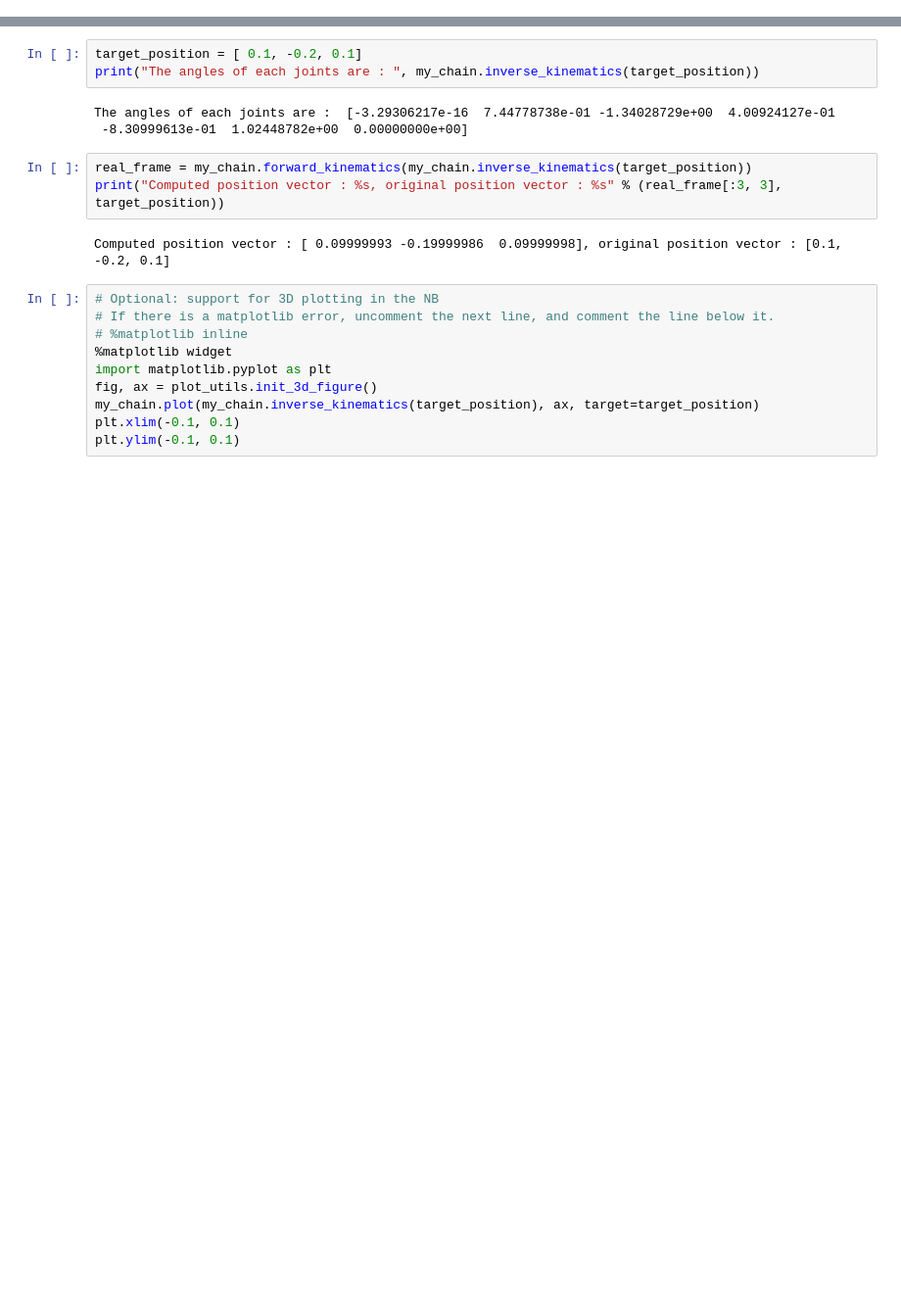
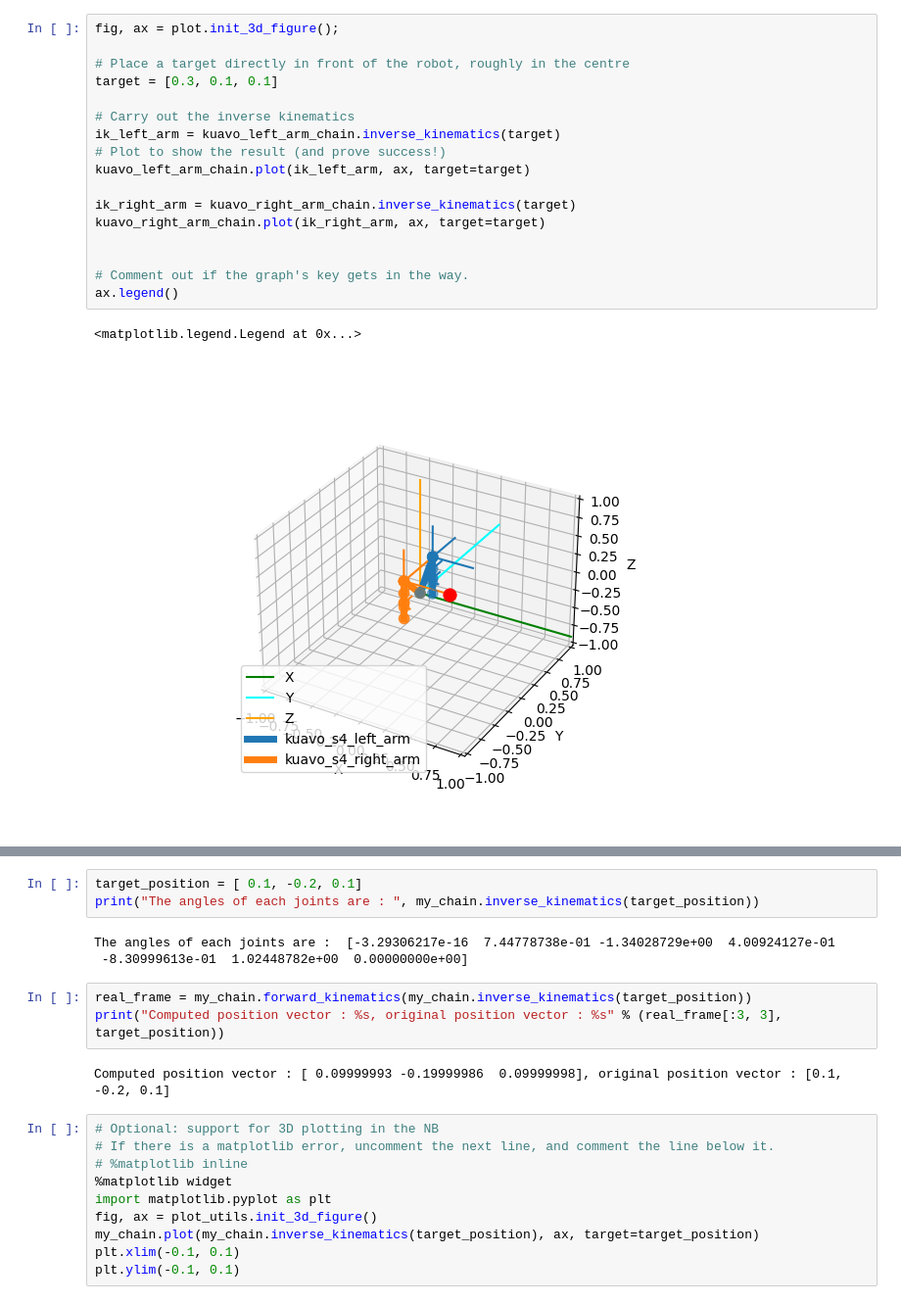
Before and after one commit to wangshub/TeleVision, a Jupyter notebook: scripts/kuavo_ik.ipynb, the cells around one changed output, grey strips where cells are left out. Shown at 98% size. Cells and saved outputs as stored; diff of their text form; blank space fills up the shorter version.

Commit message:
feat:show some metrics

```diff
--- a/scripts/kuavo_ik.ipynb
+++ b/scripts/kuavo_ik.ipynb
@@ -4,0 +31,20 @@ import ikpy.utils.plot as plot_utils
+# %%
+fig, ax = plot.init_3d_figure();
+
+# Place a target directly in front of the robot, roughly in the centre
+target = [0.3, 0.1, 0.1]
+
+# Carry out the inverse kinematics
+ik_left_arm = kuavo_left_arm_chain.inverse_kinematics(target)
+# Plot to show the result (and prove success!)
+kuavo_left_arm_chain.plot(ik_left_arm, ax, target=target)
+
+ik_right_arm = kuavo_right_arm_chain.inverse_kinematics(target)
+kuavo_right_arm_chain.plot(ik_right_arm, ax, target=target)
+
+
+# Comment out if the graph's key gets in the way.
+ax.legend()
+# %% [output]
+<matplotlib.legend.Legend at 0x...>
+[figure, added]
```
Also changed, not shown: parts of 9 cells of this notebook, 7 other files.
